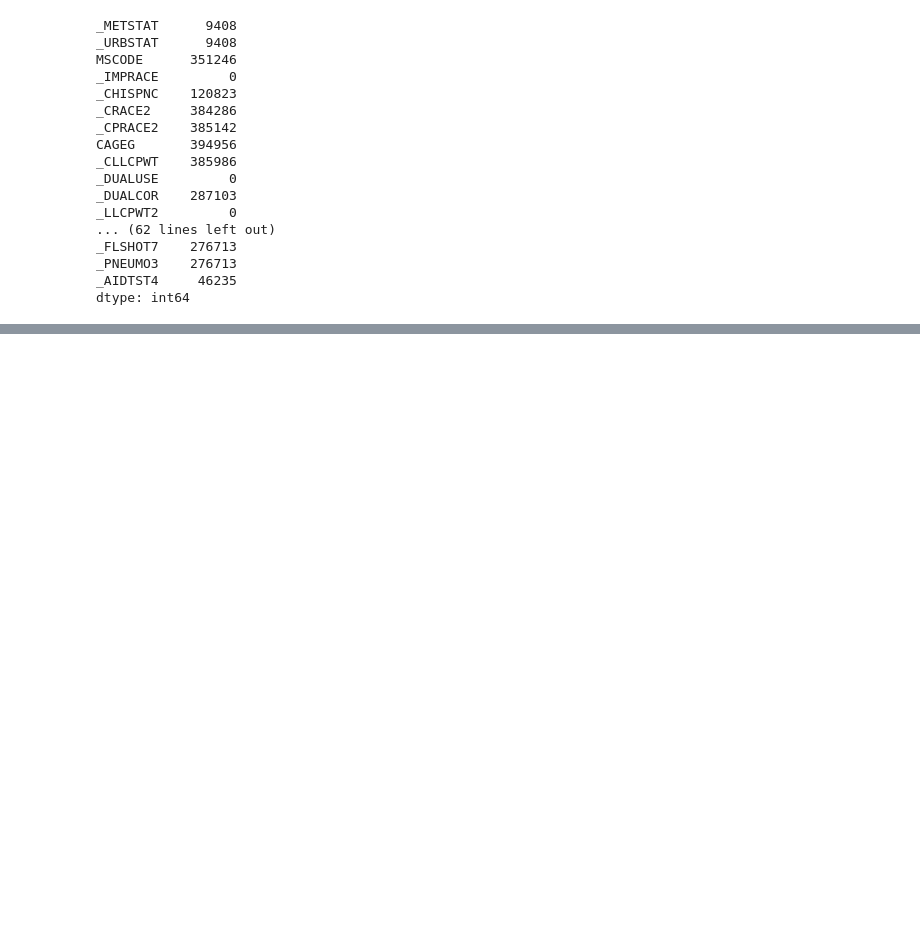
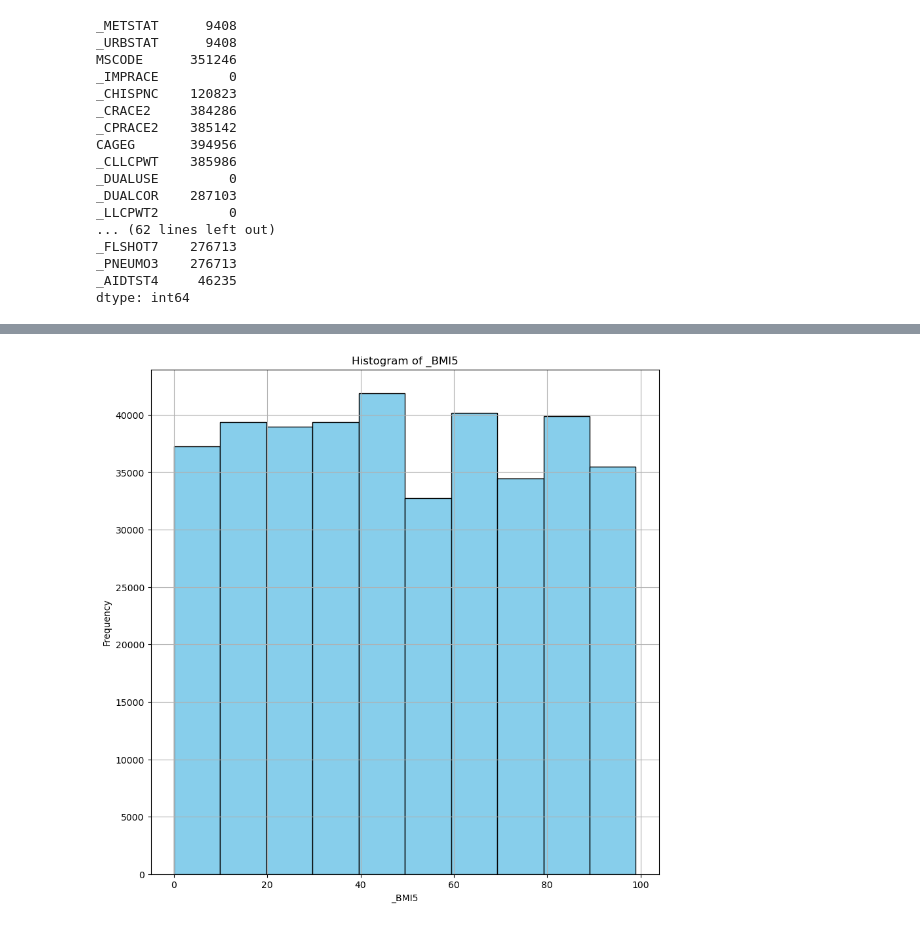
Before and after one commit to ldwilker10/predicting_obesity, a Jupyter notebook: draft_brfss2022.ipynb, the cells around one changed output, grey strips where cells are left out. Saved outputs shown, nothing was run; the diff lists cells and outputs as text; code cells hidden in the pictures; blank space fills up the shorter version.

Commit message:
began visualization for distributions of bmi

```diff
--- a/draft_brfss2022.ipynb
+++ b/draft_brfss2022.ipynb
@@ -1746,0 +1854,4 @@ dtype: int64
+# %%
+# Dropping na's from df
+na_cleaned_df = df_adj_clean.dropna()
+na_cleaned_df.info()
@@ -1746,0 +1890,3 @@ dtype: int64
+# %%
+na_cleaned_df = na_cleaned_df.drop( columns = ["_LLCPWT2", "_LLCPWT"], axis = 1)
+na_cleaned_df.info()
@@ -1746,0 +1911,3 @@ dtype: int64
+# %%
+df_clean = na_cleaned_df.copy()
+df_clean.info()
@@ -1746,0 +1938,5 @@ dtype: int64
+# %%
+# Dropping duplicate values
+df_clean.drop_duplicates(inplace=True)
+
+df_clean.info()
@@ -1746,0 +1976,17 @@ dtype: int64
+# %%
+# Plotting Distributions for BMI
+
+import matplotlib.pyplot as plt
+
+column_name = '_BMI5'
+
+# Plot histogram
+plt.figure(figsize=(10, 10))
+plt.hist((df_clean[column_name] % 100), bins=10, color='skyblue', edgecolor='black')
+plt.title('Histogram of ' + column_name)
+plt.xlabel(column_name)
+plt.ylabel('Frequency')
+plt.grid(True)
+plt.show()
+# %% [output]
+[figure, added]
```
Also changed, not shown: parts of 14 cells of this notebook.
